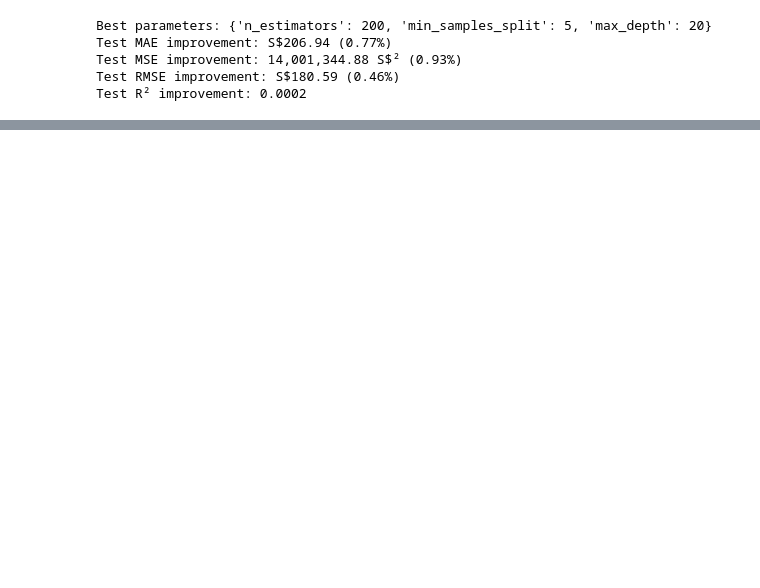
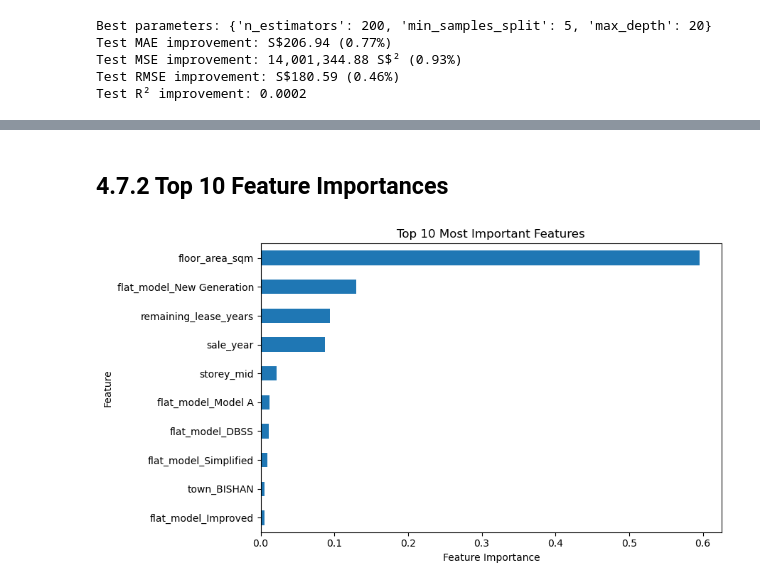
Before and after one commit to zephen1234/mldp-project, a Jupyter notebook: MLDP Program Codes Submission .ipynb, the cells around one changed output, grey strips where cells are left out. Saved outputs shown, nothing was run; the diff lists cells and outputs as text; code cells hidden in the pictures; blank space fills up the shorter version.

```diff
--- a/MLDP Program Codes Submission .ipynb
+++ b/MLDP Program Codes Submission .ipynb
@@ -1530,0 +1483,24 @@ The tuned Random Forest is selected as the final model. The improvement in test
+# %% [markdown]
+## 4.7.2 Top 10 Feature Importances
+# %%
+# Get feature importance from the final tuned Random Forest
+feature_importance = pd.Series(
+    tuned_random_forest_model.feature_importances_,
+    index=X_train_processed.columns
+)
+
+# Select the 10 most important features
+top_features = feature_importance.sort_values().tail(10)
+
+top_features.plot(
+    kind='barh',
+    figsize=(9, 5)
+)
+
+plt.title('Top 10 Most Important Features')
+plt.xlabel('Feature Importance')
+plt.ylabel('Feature')
+plt.tight_layout()
+plt.show()
+# %% [output]
+[figure, added]
```
Also changed, not shown: parts of 14 cells of this notebook.
